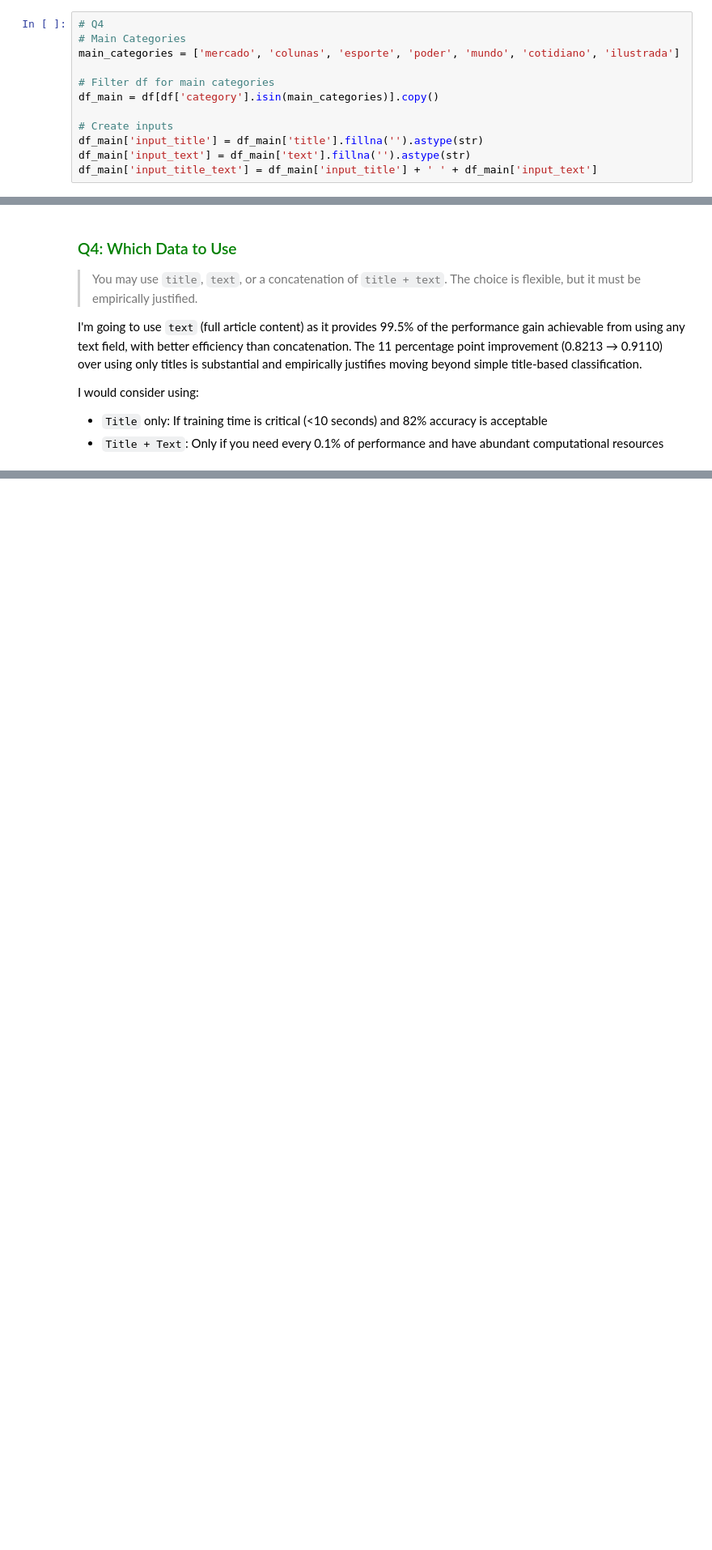
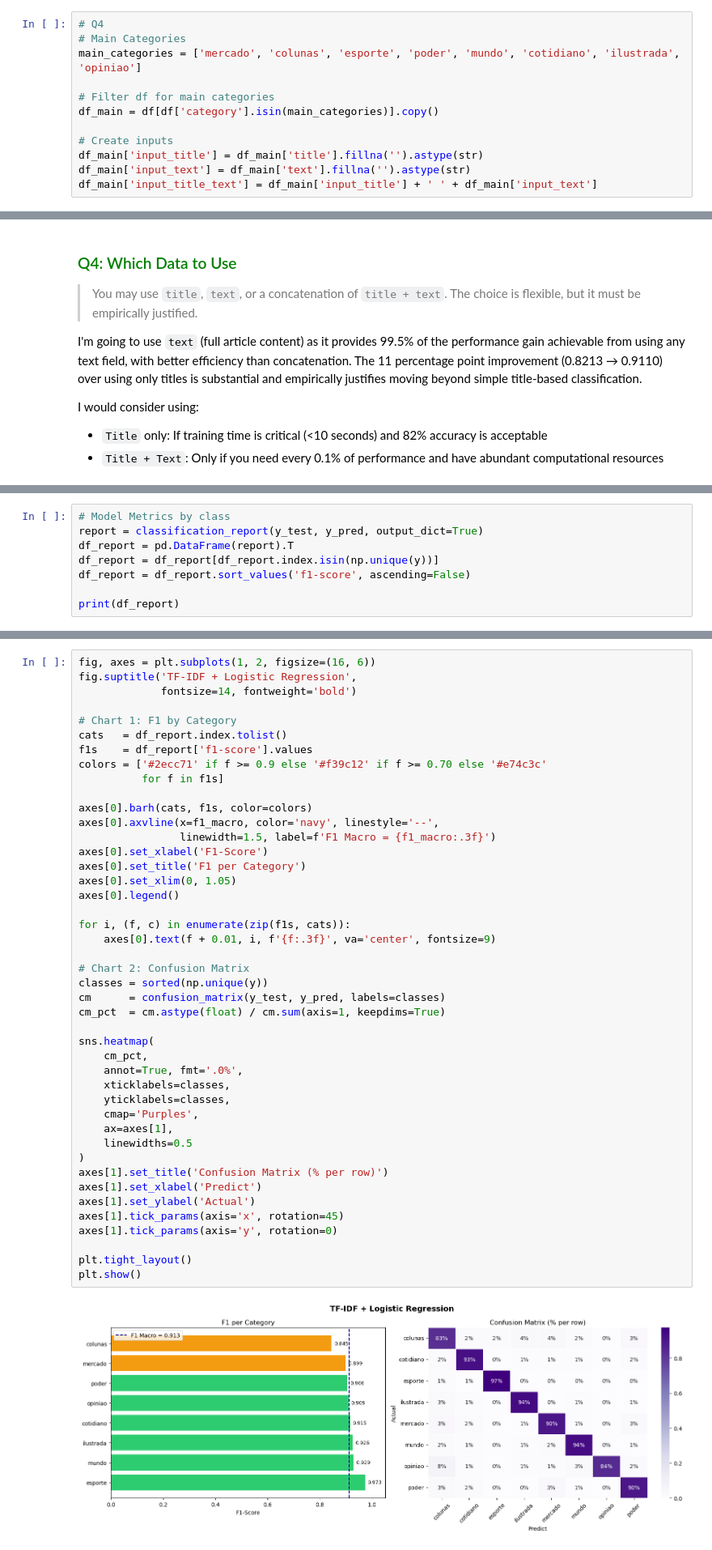
Before and after one commit to RakellM/ASN-DSA-T5, a Jupyter notebook: 31-TM/Project_1/Text_Mining-Project_1.ipynb, the cells around one changed output, grey strips where cells are left out. Shown at 81% size. Cells and saved outputs as stored; diff of their text form; blank space fills up the shorter version.

```diff
--- a/31-TM/Project_1/Text_Mining-Project_1.ipynb
+++ b/31-TM/Project_1/Text_Mining-Project_1.ipynb
@@ -451,7 +455,7 @@ These overlaps suggest that the classification problem is non-trivial because se
 # %%
 # Q4
 # Main Categories
-main_categories = ['mercado', 'colunas', 'esporte', 'poder', 'mundo', 'cotidiano', 'ilustrada']
+main_categories = ['mercado', 'colunas', 'esporte', 'poder', 'mundo', 'cotidiano', 'ilustrada', 'opiniao']
 
 # Filter df for main categories
 df_main = df[df['category'].isin(main_categories)].copy()
@@ -774,0 +895,8 @@ But there is a better alternative: Instead of aggressive stemming, use lemmatiza
+# %%
+# Model Metrics by class
+report = classification_report(y_test, y_pred, output_dict=True)
+df_report = pd.DataFrame(report).T
+df_report = df_report[df_report.index.isin(np.unique(y))]
+df_report = df_report.sort_values('f1-score', ascending=False)
+
+print(df_report)
@@ -774,0 +942,46 @@ But there is a better alternative: Instead of aggressive stemming, use lemmatiza
+# %%
+fig, axes = plt.subplots(1, 2, figsize=(16, 6))
+fig.suptitle('TF-IDF + Logistic Regression',
+             fontsize=14, fontweight='bold')
+
+# Chart 1: F1 by Category
+cats   = df_report.index.tolist()
+f1s    = df_report['f1-score'].values
+colors = ['#2ecc71' if f >= 0.9 else '#f39c12' if f >= 0.70 else '#e74c3c'
+          for f in f1s]
+
+axes[0].barh(cats, f1s, color=colors)
+axes[0].axvline(x=f1_macro, color='navy', linestyle='--',
+                linewidth=1.5, label=f'F1 Macro = {f1_macro:.3f}')
+axes[0].set_xlabel('F1-Score')
+axes[0].set_title('F1 per Category')
+axes[0].set_xlim(0, 1.05)
+axes[0].legend()
+
+for i, (f, c) in enumerate(zip(f1s, cats)):
+    axes[0].text(f + 0.01, i, f'{f:.3f}', va='center', fontsize=9)
+
+# Chart 2: Confusion Matrix
+classes = sorted(np.unique(y))
+cm      = confusion_matrix(y_test, y_pred, labels=classes)
+cm_pct  = cm.astype(float) / cm.sum(axis=1, keepdims=True)
+
+sns.heatmap(
+    cm_pct,
+    annot=True, fmt='.0%',
+    xticklabels=classes,
+    yticklabels=classes,
+    cmap='Purples',
+    ax=axes[1],
+    linewidths=0.5
+)
+axes[1].set_title('Confusion Matrix (% per row)')
+axes[1].set_xlabel('Predict')
+axes[1].set_ylabel('Actual')
+axes[1].tick_params(axis='x', rotation=45)
+axes[1].tick_params(axis='y', rotation=0)
+
+plt.tight_layout()
+plt.show()
+# %% [output]
+[figure, added]
```
Also changed, not shown: parts of 23 cells of this notebook.
